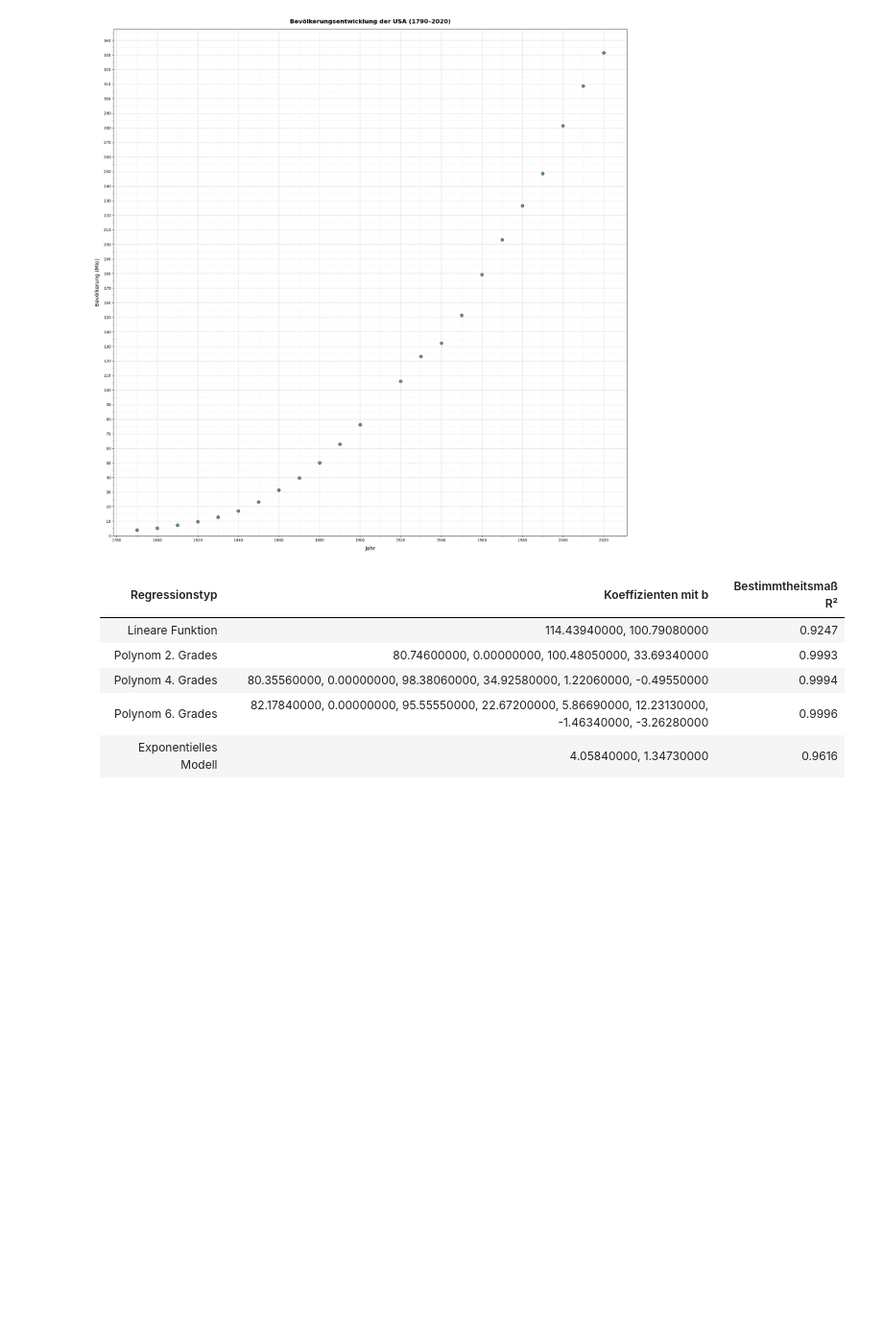
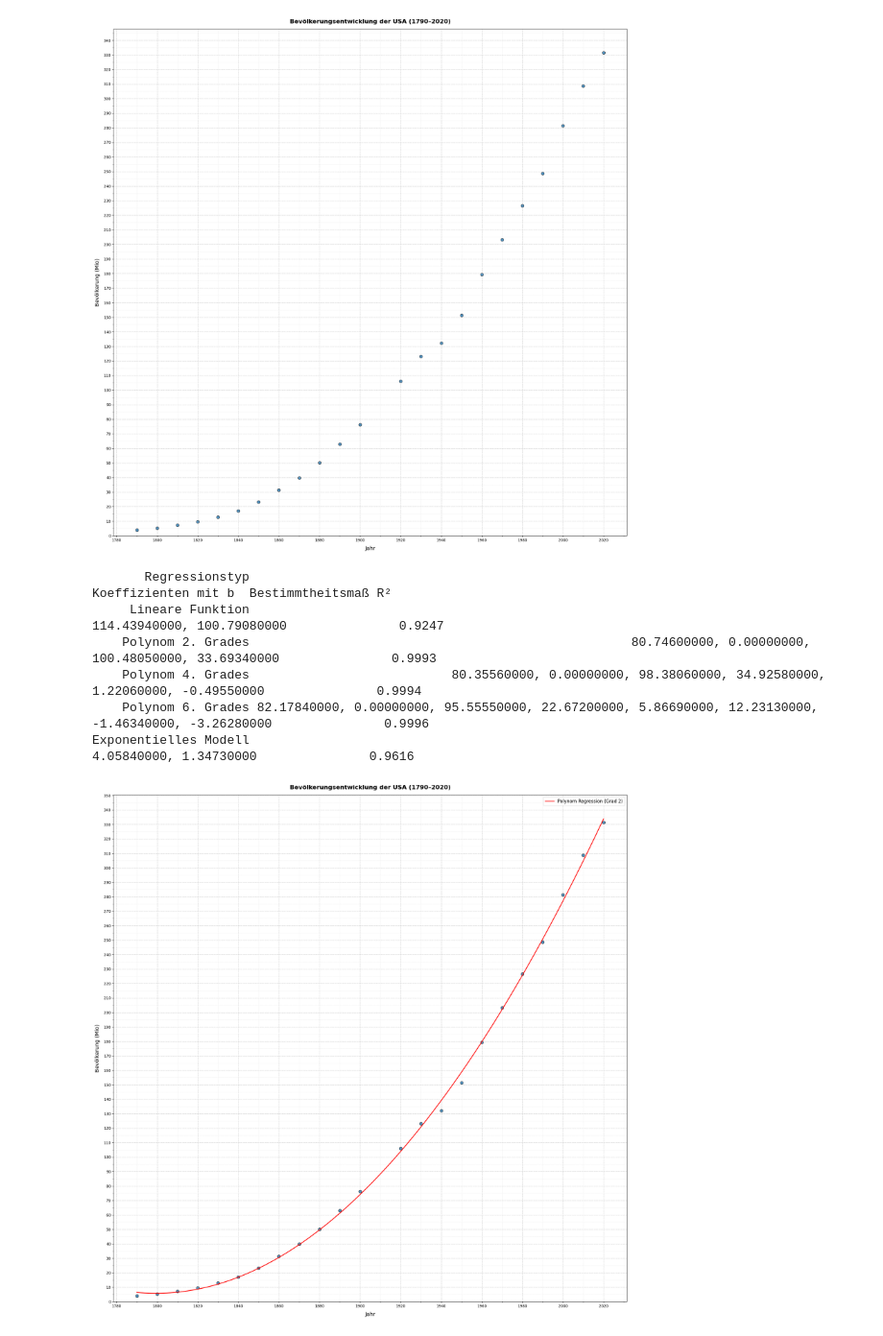
Before and after one commit to dodosack/coding, a Jupyter notebook: python/Statistik/testat2/Testat2_Nashwan_54.ipynb, the cells around one changed output. Shown at 96% size. Saved outputs shown, nothing was run; the diff lists cells and outputs as text; code cells hidden in the pictures; blank space fills up the shorter version.

```diff
--- a/python/Statistik/testat2/Testat2_Nashwan_54.ipynb
+++ b/python/Statistik/testat2/Testat2_Nashwan_54.ipynb
@@ -196,15 +196,16 @@ table_clean = table[[
     'Modelltyp': 'Regressionstyp',
     'R2':        'Bestimmtheitsmaß R²'
 })
+#poly = PolynomialFeatures(degree=deg, include_bias=False)
 
 # 3) Als Markdown-Tabelle anzeigen
 from IPython.display import Markdown, display
-display(Markdown(table_clean.to_markdown(index=False)))
+#display(Markdown(table_clean.to_markdown(index=False)))
+print(table_clean.to_string(index=False))
 # %% [output]
-| Regressionstyp        | Koeffizienten mit b                                                                                  |   Bestimmtheitsmaß R² |
-|:----------------------|:-----------------------------------------------------------------------------------------------------|----------------------:|
-| Lineare Funktion      | 114.43940000, 100.79080000                                                                           |                0.9247 |
-| Polynom 2. Grades     | 80.74600000, 0.00000000, 100.48050000, 33.69340000                                                   |                0.9993 |
-| Polynom 4. Grades     | 80.35560000, 0.00000000, 98.38060000, 34.92580000, 1.22060000, -0.49550000                           |                0.9994 |
-| Polynom 6. Grades     | 82.17840000, 0.00000000, 95.55550000, 22.67200000, 5.86690000, 12.23130000, -1.46340000, -3.26280000 |                0.9996 |
-| Exponentielles Modell | 4.05840000, 1.34730000                                                                               |                0.9616 |
+       Regressionstyp                                                                                  Koeffizienten mit b  Bestimmtheitsmaß R²
+     Lineare Funktion                                                                           114.43940000, 100.79080000               0.9247
+    Polynom 2. Grades                                                   80.74600000, 0.00000000, 100.48050000, 33.69340000               0.9993
+    Polynom 4. Grades                           80.35560000, 0.00000000, 98.38060000, 34.92580000, 1.22060000, -0.49550000               0.9994
+    Polynom 6. Grades 82.17840000, 0.00000000, 95.55550000, 22.67200000, 5.86690000, 12.23130000, -1.46340000, -3.26280000               0.9996
+Exponentielles Modell                                                                               4.05840000, 1.34730000               0.9616
@@ -210,0 +214,60 @@ display(Markdown(table_clean.to_markdown(index=False)))
+# %%
+# Erneutes Streudiagramm mit der Regressionsgerade für Polynom 2. Grades
+
+# Bereich für die Regressionsgerade vorbereiten
+X_range = np.linspace(X_std.min(), X_std.max(), 500).reshape(-1, 1)
+poly2 = PolynomialFeatures(degree=2, include_bias=True)
+X_poly2_range = poly2.fit_transform(X_range)
+
+# Vorhersagen für Polynom 2. Grades berechnen
+reg_poly2 = LinearRegression().fit(poly2.fit_transform(X_std), y)
+y_poly2_pred = reg_poly2.predict(X_poly2_range)
+
+# Streudiagramm erstellen
+fig, ax = plt.subplots(figsize=(20, 20))
+
+# Original-Streudiagramm
+ax.scatter(
+    df['Jahr'],
+    df['Bevölkerung'],
+    marker='o',
+    s=60,
+    alpha=0.8,
+    edgecolor='black'
+)
+
+# Regressionsgerade hinzufügen
+ax.plot(
+    scaler.inverse_transform(X_range),  # Rücktransformation der X-Werte
+    y_poly2_pred,  # Modellvorhersagen
+    color='red',
+    linewidth=2,
+    label='Polynom Regression (Grad 2)'
+)
+
+# Achsenbereich festlegen (Y-Achse beginnt bei 0)
+ax.set_ylim(bottom=0)
+
+# Ticks setzen
+ax.xaxis.set_major_locator(ticker.MultipleLocator(20))  # Hauptticks alle 20 Jahre
+ax.xaxis.set_minor_locator(ticker.MultipleLocator(10))  # Nebenticks alle 10 Jahre
+ax.yaxis.set_major_locator(ticker.MultipleLocator(10))  # Hauptticks alle 10 Mio.
+ax.yaxis.set_minor_locator(ticker.MultipleLocator(5))  # Nebenticks alle 5 Mio.
+
+# Raster hinzufügen
+ax.grid(which='major', linestyle='--', linewidth=0.8, alpha=0.7)
+ax.grid(which='minor', linestyle=':', linewidth=0.5, alpha=0.5)
+
+# Titel und Beschriftungen setzen
+ax.set_title('Bevölkerungsentwicklung der USA (1790–2020)', fontsize=16, fontweight='bold', pad=15)
+ax.set_xlabel('Jahr', fontsize=14, labelpad=10)
+ax.set_ylabel('Bevölkerung (Mio)', fontsize=14, labelpad=10)
+
+# Legende hinzufügen
+ax.legend(fontsize=12)
+
+# Layout optimieren und Diagramm anzeigen
+plt.tight_layout()
+plt.show()
+# %% [output]
+[figure, added]
```
Also changed, not shown: parts of 2 cells of this notebook, 1 other file.
